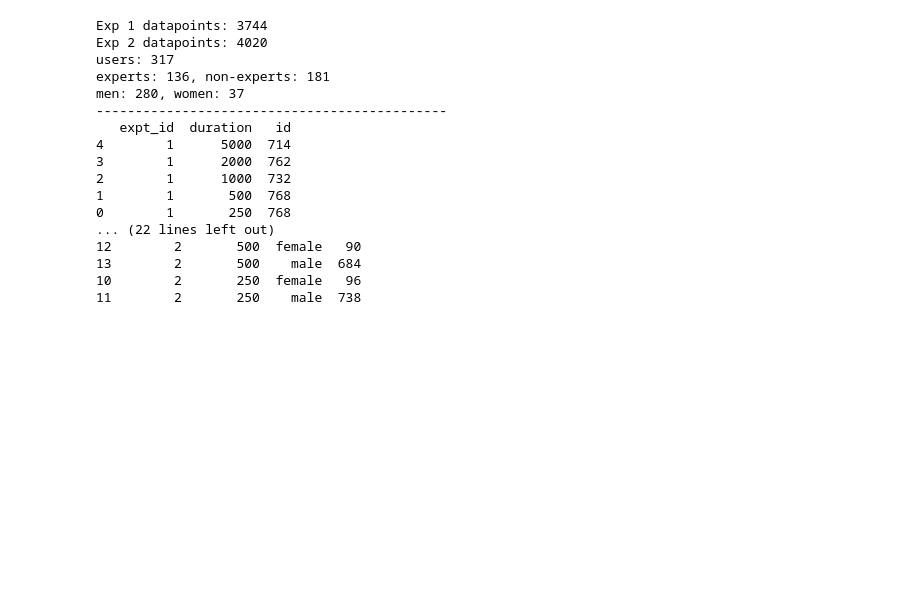
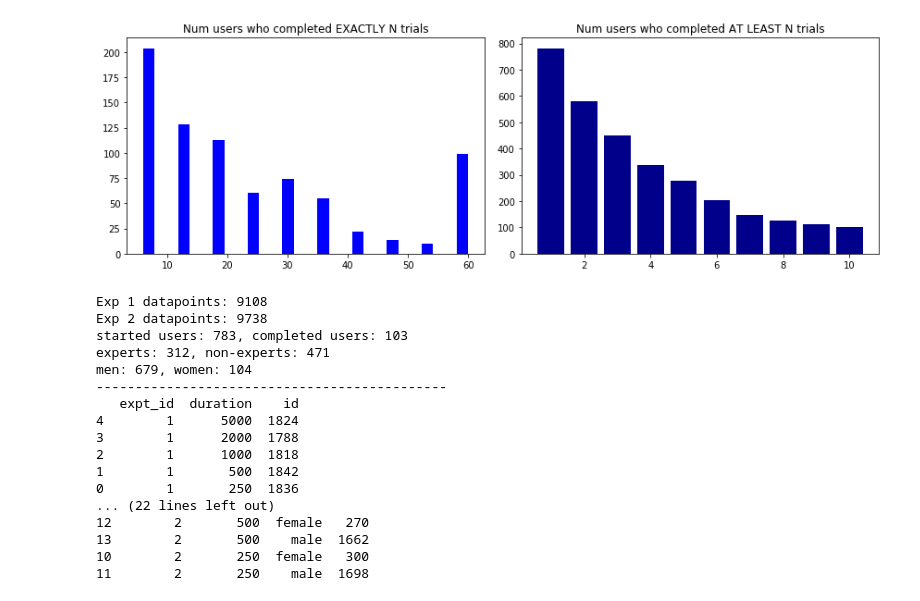
Before and after one commit to k-weng/6861-face, a Jupyter notebook: face-analysis-new.ipynb, the cells around one changed output. Cells and saved outputs as stored; diff of their text form; code cells hidden in the pictures; blank space fills up the shorter version.

```diff
--- a/face-analysis-new.ipynb
+++ b/face-analysis-new.ipynb
@@ -29,27 +24,44 @@ df[:10]
+# %%
+effort = df.groupby('uid').id.nunique().tolist()
+remaining = [np.sum(np.array(effort) >= 6*n) for n in range(1,11)]
+
+fig = plt.figure(figsize=(12,4))
+ax1 = fig.add_subplot(121)
+ax2 = fig.add_subplot(122)
+ax1.hist(effort, bins=28, range=(6,60), color="blue")
+ax2.bar(range(1,11), remaining, color="darkblue")
+
+ax1.set_title("Num users who completed EXACTLY N trials")
+ax2.set_title("Num users who completed AT LEAST N trials")
+
+fig.tight_layout()
+plt.show()
+# %% [output]
+[figure, added]
 # %%
 print ("Exp 1 datapoints: %d" % df[df.expt_id==1].id.count())
 print ("Exp 2 datapoints: %d" % df[df.expt_id==2].id.count())
-print ("users: %d" % df.uid.nunique())
+print ("started users: %d, completed users: %d" % (df.uid.nunique(), np.sum(df.groupby('uid').id.nunique() >= 60)))
 print ("experts: %d, non-experts: %d" % (df[df.expert==1].uid.nunique(), df[df.expert==0].uid.nunique()))
 print ("men: %d, women: %d" % (df[df.gender=='male'].uid.nunique(), df[df.gender=='female'].uid.nunique()))
 print ("---------------------------------------------")
 print(df[df.gender != 'other'].groupby(["expt_id", "duration"]).id.count().reset_index().sort_values(by=['expt_id','duration'], ascending=[True,False]))
 print(df[df.gender != 'other'].groupby(["expt_id", "duration", "gender"]).id.count().reset_index().sort_values(by=['expt_id','duration'], ascending=[True,False]))
 # %% [output]
-Exp 1 datapoints: 3744
-Exp 2 datapoints: 4020
-users: 317
-experts: 136, non-experts: 181
-men: 280, women: 37
+Exp 1 datapoints: 9108
+Exp 2 datapoints: 9738
+started users: 783, completed users: 103
+experts: 312, non-experts: 471
+men: 679, women: 104
 ---------------------------------------------
-   expt_id  duration   id
-4        1      5000  714
-3        1      2000  762
-2        1      1000  732
-1        1       500  768
-0        1       250  768
+   expt_id  duration    id
+4        1      5000  1824
+3        1      2000  1788
+2        1      1000  1818
+1        1       500  1842
+0        1       250  1836
 ... (22 lines left out)
-12        2       500  female   90
-13        2       500    male  684
-10        2       250  female   96
-11        2       250    male  738
+12        2       500  female   270
+13        2       500    male  1662
+10        2       250  female   300
+11        2       250    male  1698
```
Also changed, not shown: parts of 11 cells of this notebook, 2 other files.
